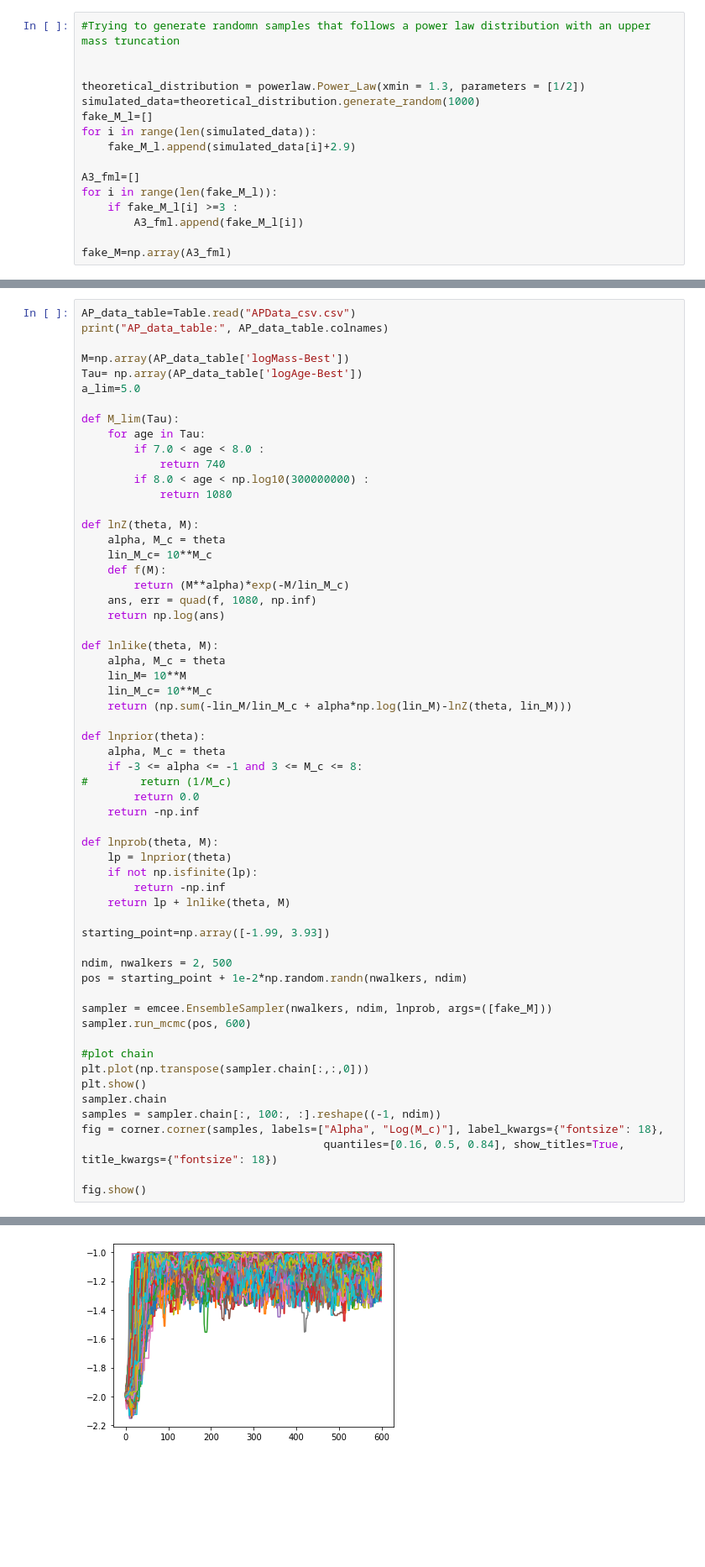
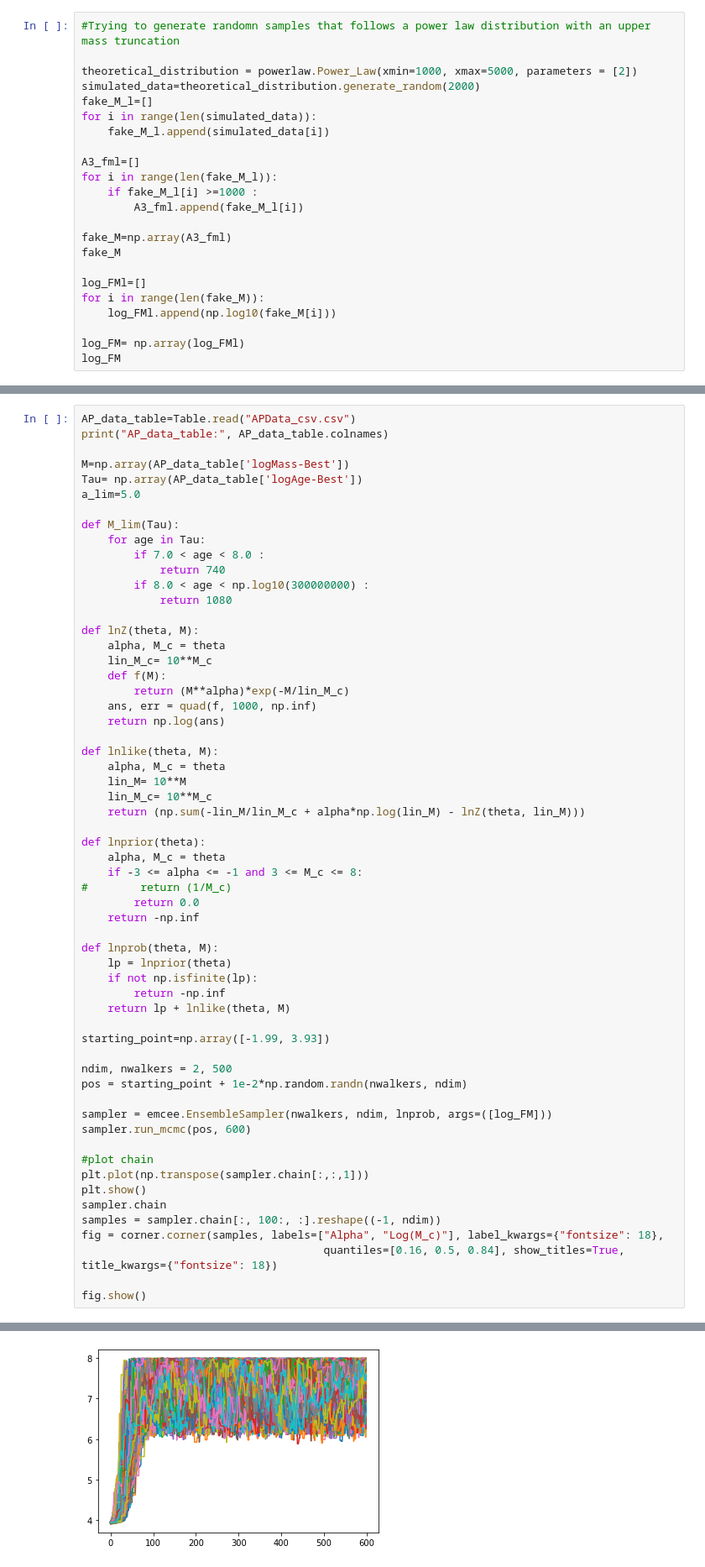
Before and after one commit to tobin-wainer/mass_function_fitting, a Jupyter notebook: M31_MF_replication/Most_Simple_Schectar_Fuction.ipynb, the cells around one changed output, grey strips where cells are left out. Shown: that part at 84% size. Drawn from its saved outputs; the diff is of its cells as text; blank space fills up the shorter version.

```diff
--- a/M31_MF_replication/Most_Simple_Schectar_Fuction.ipynb
+++ b/M31_MF_replication/Most_Simple_Schectar_Fuction.ipynb
@@ -30,16 +30,23 @@ import powerlaw
 # %%
 #Trying to generate randomn samples that follows a power law distribution with an upper mass truncation
 
-
-theoretical_distribution = powerlaw.Power_Law(xmin = 1.3, parameters = [1/2])
-simulated_data=theoretical_distribution.generate_random(1000)
+theoretical_distribution = powerlaw.Power_Law(xmin=1000, xmax=5000, parameters = [2])
+simulated_data=theoretical_distribution.generate_random(2000)
 fake_M_l=[]
 for i in range(len(simulated_data)):
-    fake_M_l.append(simulated_data[i]+2.9)
+    fake_M_l.append(simulated_data[i])
 
 A3_fml=[]
 for i in range(len(fake_M_l)):
-    if fake_M_l[i] >=3 :
+    if fake_M_l[i] >=1000 :
         A3_fml.append(fake_M_l[i])
 
 fake_M=np.array(A3_fml)
+fake_M
+
+log_FMl=[]
+for i in range(len(fake_M)):
+    log_FMl.append(np.log10(fake_M[i]))
+
+log_FM= np.array(log_FMl)
+log_FM
@@ -73,45 +86,45 @@ def lnZ(theta, M):
     lin_M_c= 10**M_c
     def f(M):
         return (M**alpha)*exp(-M/lin_M_c)
-    ans, err = quad(f, 1080, np.inf)
+    ans, err = quad(f, 1000, np.inf)
     return np.log(ans)
 
 def lnlike(theta, M):
     alpha, M_c = theta
     lin_M= 10**M
     lin_M_c= 10**M_c
-    return (np.sum(-lin_M/lin_M_c + alpha*np.log(lin_M)-lnZ(theta, lin_M)))
+    return (np.sum(-lin_M/lin_M_c + alpha*np.log(lin_M) - lnZ(theta, lin_M)))
 
 def lnprior(theta):
     alpha, M_c = theta
     if -3 <= alpha <= -1 and 3 <= M_c <= 8:
 #        return (1/M_c)
         return 0.0
     return -np.inf
 
 def lnprob(theta, M):
     lp = lnprior(theta)
     if not np.isfinite(lp):
         return -np.inf
     return lp + lnlike(theta, M)
 
 starting_point=np.array([-1.99, 3.93])
 
 ndim, nwalkers = 2, 500
 pos = starting_point + 1e-2*np.random.randn(nwalkers, ndim)
 
-sampler = emcee.EnsembleSampler(nwalkers, ndim, lnprob, args=([fake_M]))
+sampler = emcee.EnsembleSampler(nwalkers, ndim, lnprob, args=([log_FM]))
 sampler.run_mcmc(pos, 600)
 
 #plot chain
-plt.plot(np.transpose(sampler.chain[:,:,0]))
+plt.plot(np.transpose(sampler.chain[:,:,1]))
 plt.show()
 sampler.chain
 samples = sampler.chain[:, 100:, :].reshape((-1, ndim))
 fig = corner.corner(samples, labels=["Alpha", "Log(M_c)"], label_kwargs={"fontsize": 18},
                                      quantiles=[0.16, 0.5, 0.84], show_titles=True, title_kwargs={"fontsize": 18})
 
 fig.show()
 # %% [output]
 AP_data_table: ['APID', 'RegID', 'logAge-Best', 'logAge-P16', 'logAge-P84', 'logMass-Best', 'logMass-P16', 'logMass-P84']
-[figure, old version]
+[figure, new version]
```
Also changed, not shown: parts of 4 cells of this notebook.
